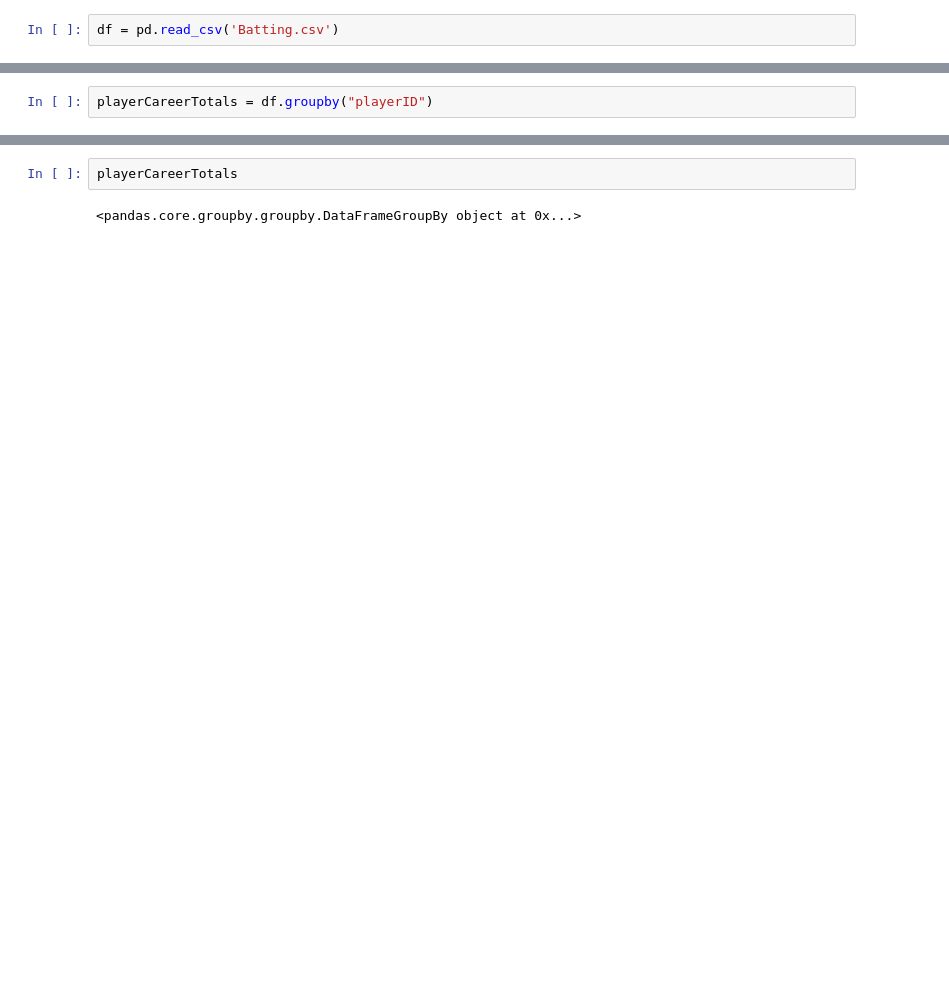
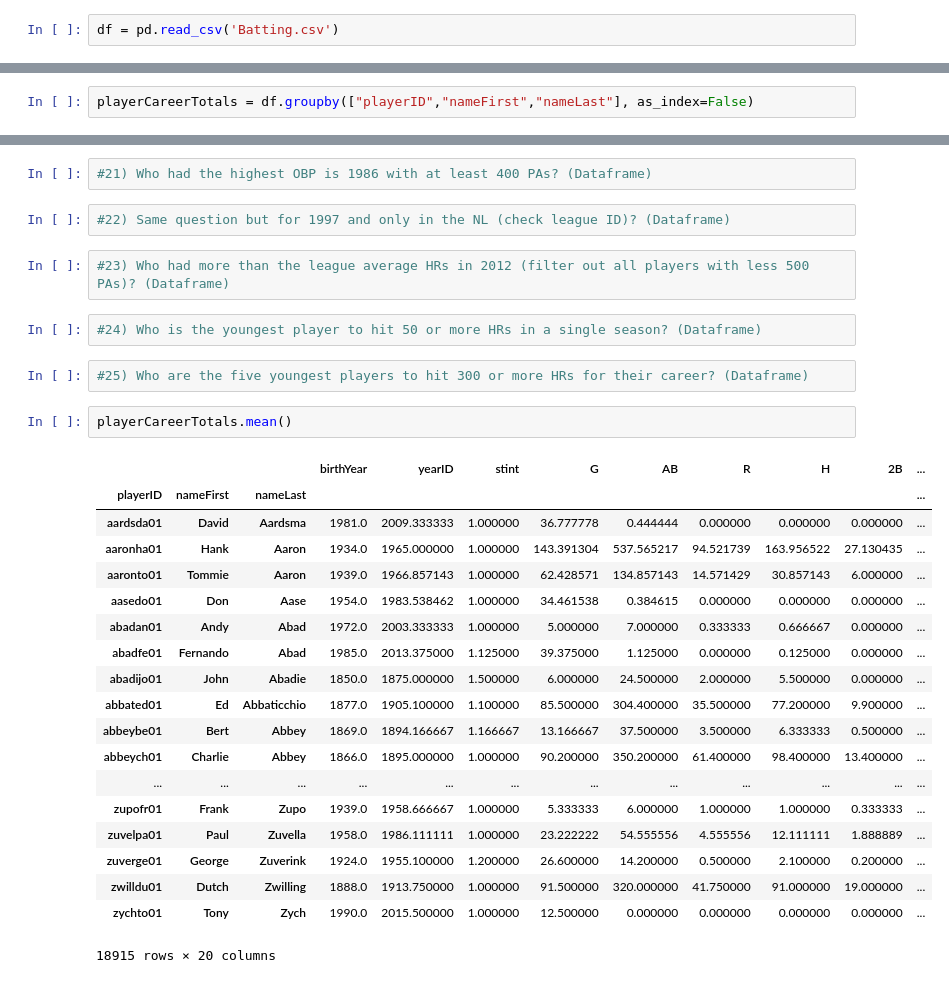
Before and after one commit to mikesturm2001/Python, a Jupyter notebook: Sturm_Michael_Assignment3.ipynb, the cells around one changed output, grey strips where cells are left out. Saved outputs shown, nothing was run; the diff lists cells and outputs as text; blank space fills up the shorter version.

Commit message:
updates
answered more questions

```diff
--- a/Sturm_Michael_Assignment3.ipynb
+++ b/Sturm_Michael_Assignment3.ipynb
@@ -27,2 +42,2 @@ df
 # %%
-playerCareerTotals = df.groupby("playerID")
+playerCareerTotals = df.groupby(["playerID","nameFirst","nameLast"], as_index=False)
@@ -29,4 +99,32 @@ playerCareerTotals = df.groupby("playerID")
+# %%
+#21) Who had the highest OBP is 1986 with at least 400 PAs? (Dataframe)
+# %%
+#22) Same question but for 1997 and only in the NL (check league ID)? (Dataframe)
+# %%
+#23) Who had more than the league average HRs in 2012 (filter out all players with less 500 PAs)? (Dataframe)
+# %%
+#24) Who is the youngest player to hit 50 or more HRs in a single season? (Dataframe)
+# %%
+#25) Who are the five youngest players to hit 300 or more HRs for their career? (Dataframe)
 # %%
-playerCareerTotals
+playerCareerTotals.mean()
 # %% [output]
+|  |  |  | birthYear | yearID | stint | G | AB | R | H | 2B | ... |
+| playerID | nameFirst | nameLast |  |  |  |  |  |  |  |  | ... |
+| aardsda01 | David | Aardsma | 1981.0 | 2009.333333 | 1.000000 | 36.777778 | 0.444444 | 0.000000 | 0.000000 | 0.000000 | ... |
+| aaronha01 | Hank | Aaron | 1934.0 | 1965.000000 | 1.000000 | 143.391304 | 537.565217 | 94.521739 | 163.956522 | 27.130435 | ... |
+| aaronto01 | Tommie | Aaron | 1939.0 | 1966.857143 | 1.000000 | 62.428571 | 134.857143 | 14.571429 | 30.857143 | 6.000000 | ... |
+| aasedo01 | Don | Aase | 1954.0 | 1983.538462 | 1.000000 | 34.461538 | 0.384615 | 0.000000 | 0.000000 | 0.000000 | ... |
+| abadan01 | Andy | Abad | 1972.0 | 2003.333333 | 1.000000 | 5.000000 | 7.000000 | 0.333333 | 0.666667 | 0.000000 | ... |
+| abadfe01 | Fernando | Abad | 1985.0 | 2013.375000 | 1.125000 | 39.375000 | 1.125000 | 0.000000 | 0.125000 | 0.000000 | ... |
+| abadijo01 | John | Abadie | 1850.0 | 1875.000000 | 1.500000 | 6.000000 | 24.500000 | 2.000000 | 5.500000 | 0.000000 | ... |
+| abbated01 | Ed | Abbaticchio | 1877.0 | 1905.100000 | 1.100000 | 85.500000 | 304.400000 | 35.500000 | 77.200000 | 9.900000 | ... |
+| abbeybe01 | Bert | Abbey | 1869.0 | 1894.166667 | 1.166667 | 13.166667 | 37.500000 | 3.500000 | 6.333333 | 0.500000 | ... |
+| abbeych01 | Charlie | Abbey | 1866.0 | 1895.000000 | 1.000000 | 90.200000 | 350.200000 | 61.400000 | 98.400000 | 13.400000 | ... |
+| ... | ... | ... | ... | ... | ... | ... | ... | ... | ... | ... | ... |
+| zupofr01 | Frank | Zupo | 1939.0 | 1958.666667 | 1.000000 | 5.333333 | 6.000000 | 1.000000 | 1.000000 | 0.333333 | ... |
+| zuvelpa01 | Paul | Zuvella | 1958.0 | 1986.111111 | 1.000000 | 23.222222 | 54.555556 | 4.555556 | 12.111111 | 1.888889 | ... |
+| zuverge01 | George | Zuverink | 1924.0 | 1955.100000 | 1.200000 | 26.600000 | 14.200000 | 0.500000 | 2.100000 | 0.200000 | ... |
+| zwilldu01 | Dutch | Zwilling | 1888.0 | 1913.750000 | 1.000000 | 91.500000 | 320.000000 | 41.750000 | 91.000000 | 19.000000 | ... |
+| zychto01 | Tony | Zych | 1990.0 | 2015.500000 | 1.000000 | 12.500000 | 0.000000 | 0.000000 | 0.000000 | 0.000000 | ... |
-<pandas.core.groupby.groupby.DataFrameGroupBy object at 0x...>
+18915 rows × 20 columns
```
Also changed, not shown: parts of 26 cells of this notebook.
